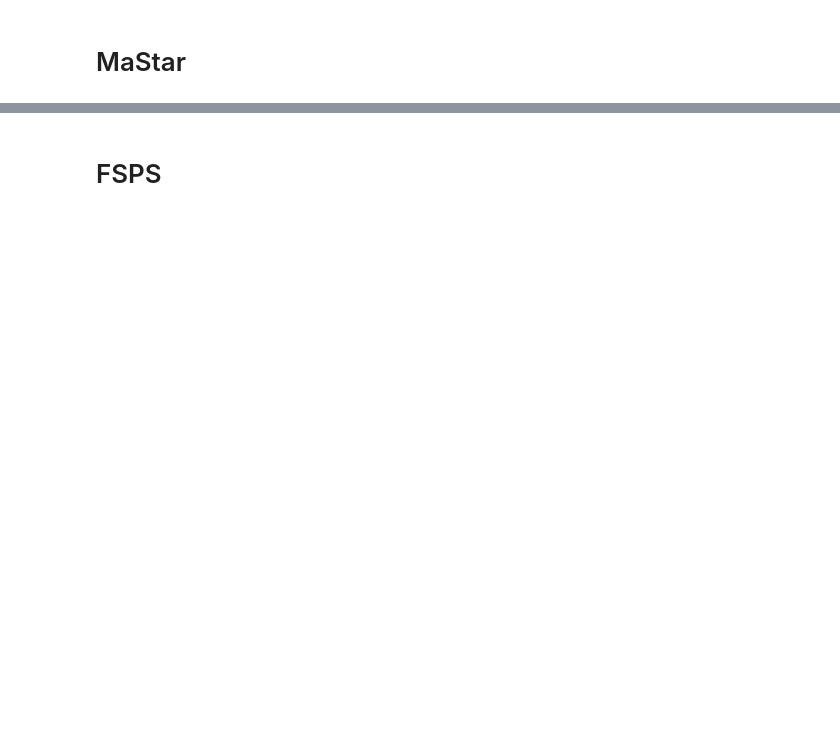
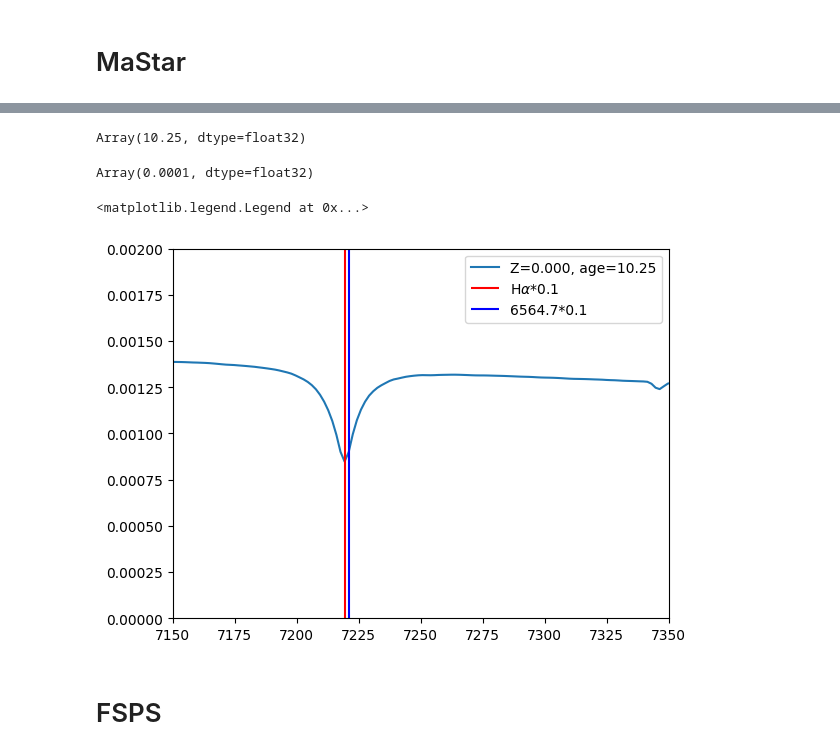
Before and after one commit to ufuk-cakir/rubix, a Jupyter notebook: notebooks/compare_ssp_templates.ipynb, the cells around one changed output, grey strips where cells are left out. Drawn from its saved outputs; the diff is of its cells as text; code cells hidden in the pictures; blank space fills up the shorter version.

Commit message:
figure out that fsps template is offset

```diff
--- a/notebooks/compare_ssp_templates.ipynb
+++ b/notebooks/compare_ssp_templates.ipynb
@@ -61,3 +82,21 @@ plt.legend()
+# %%
+ssp_mastar.age[-3]
+# %% [output]
+Array(10.25, dtype=float32)
+# %%
+ssp_mastar.metallicity[0]
+# %% [output]
+Array(0.0001, dtype=float32)
+# %%
+plt.plot(ssp_mastar.wavelength*1.1,ssp_mastar.flux[0][-3], label=r'Z=%0.3f, age=%0.2f'%(ssp_mastar.metallicity[0],ssp_mastar.age[-3]))
+plt.vlines(6563*1.1,0,0.002, colors='r', label=r'H$\alpha$*0.1')
+plt.vlines(6564.7*1.1,0,0.002, colors='b', label=r'6564.7*0.1')
+plt.xlim(7150,7350)
+plt.ylim(0,0.002)
+plt.legend()
+# %% [output]
+<matplotlib.legend.Legend at 0x...>
+[figure, added]
 # %% [markdown]
 # FSPS
 # %%
```
Also changed, not shown: parts of 18 cells of this notebook.
